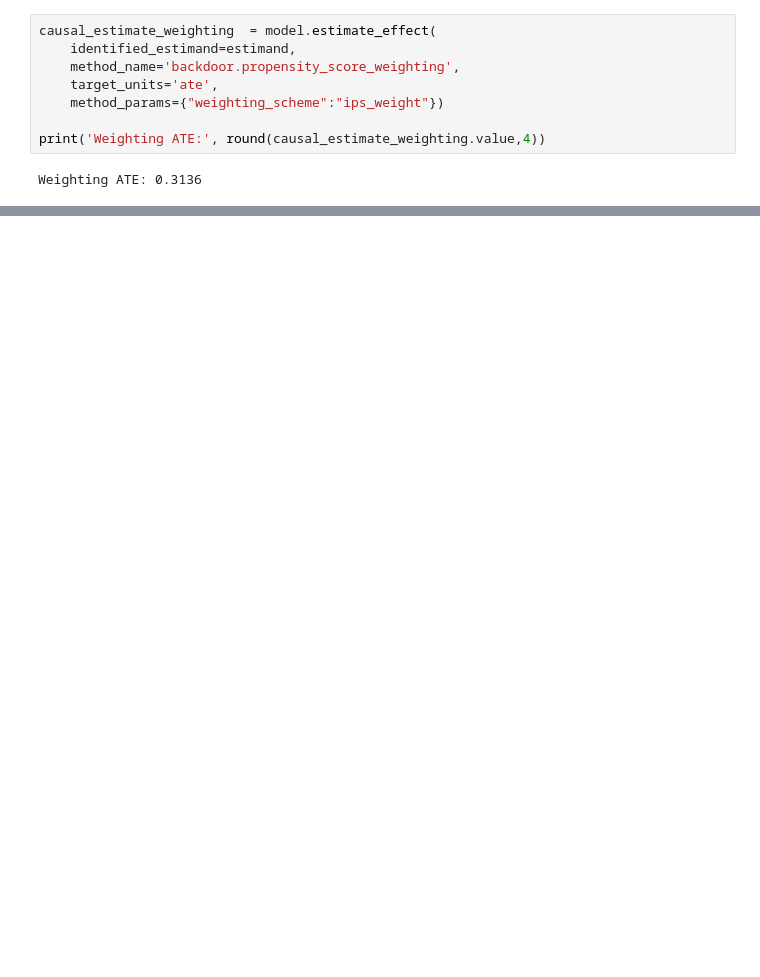
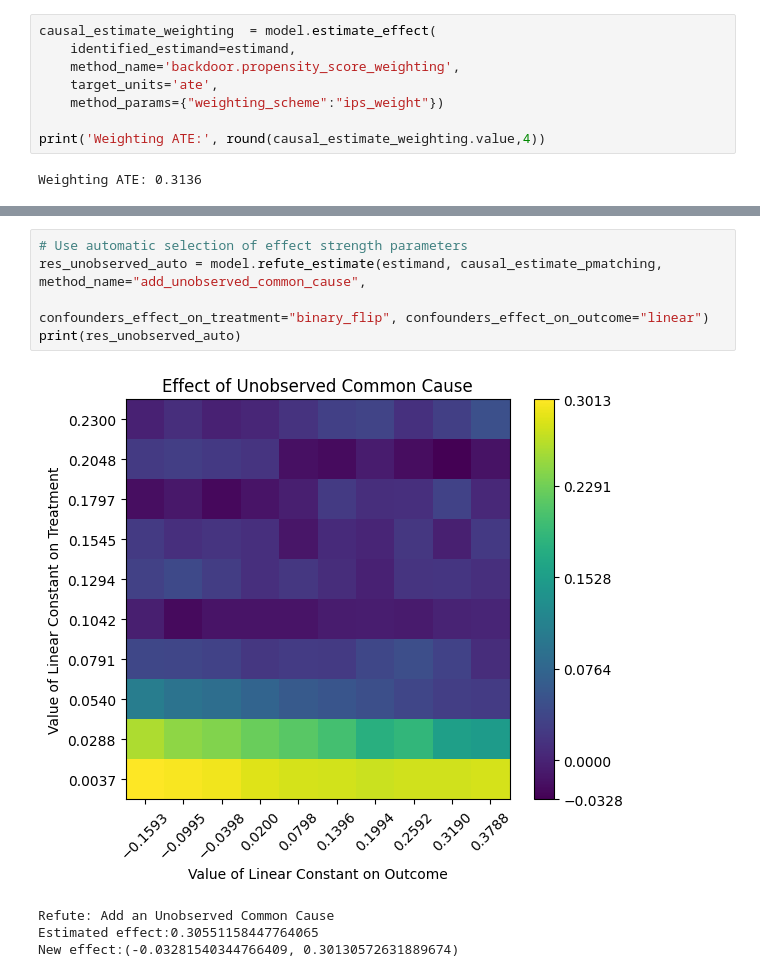
Before and after one commit to edwardmoradian/Causal-Inference, a Jupyter notebook: Observational Study Design/causal_inference_dowhy.ipynb, the cells around one changed output, grey strips where cells are left out. Saved outputs shown, nothing was run; the diff lists cells and outputs as text; blank space fills up the shorter version.

```diff
--- a/Observational Study Design/causal_inference_dowhy.ipynb
+++ b/Observational Study Design/causal_inference_dowhy.ipynb
@@ -236,0 +289,10 @@ Weighting ATE: 0.3136
+# %%
+# Use automatic selection of effect strength parameters
+res_unobserved_auto = model.refute_estimate(estimand, causal_estimate_pmatching, method_name="add_unobserved_common_cause",
+                                           confounders_effect_on_treatment="binary_flip", confounders_effect_on_outcome="linear")
+print(res_unobserved_auto)
+# %% [output]
+[figure, added]
+Refute: Add an Unobserved Common Cause
+Estimated effect:0.30551158447764065
+New effect:(-0.03281540344766409, 0.30130572631889674)
```
Also changed, not shown: parts of 10 cells of this notebook.
